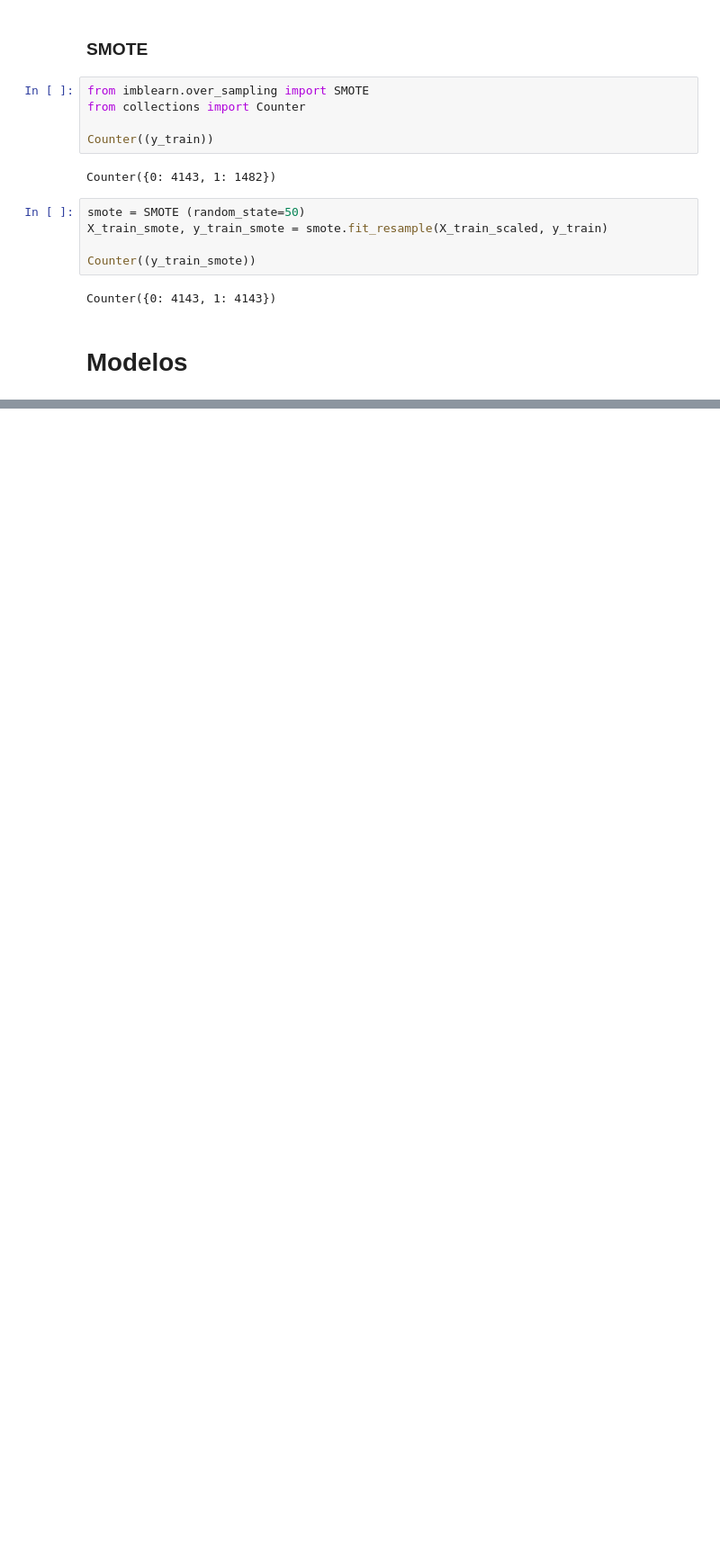
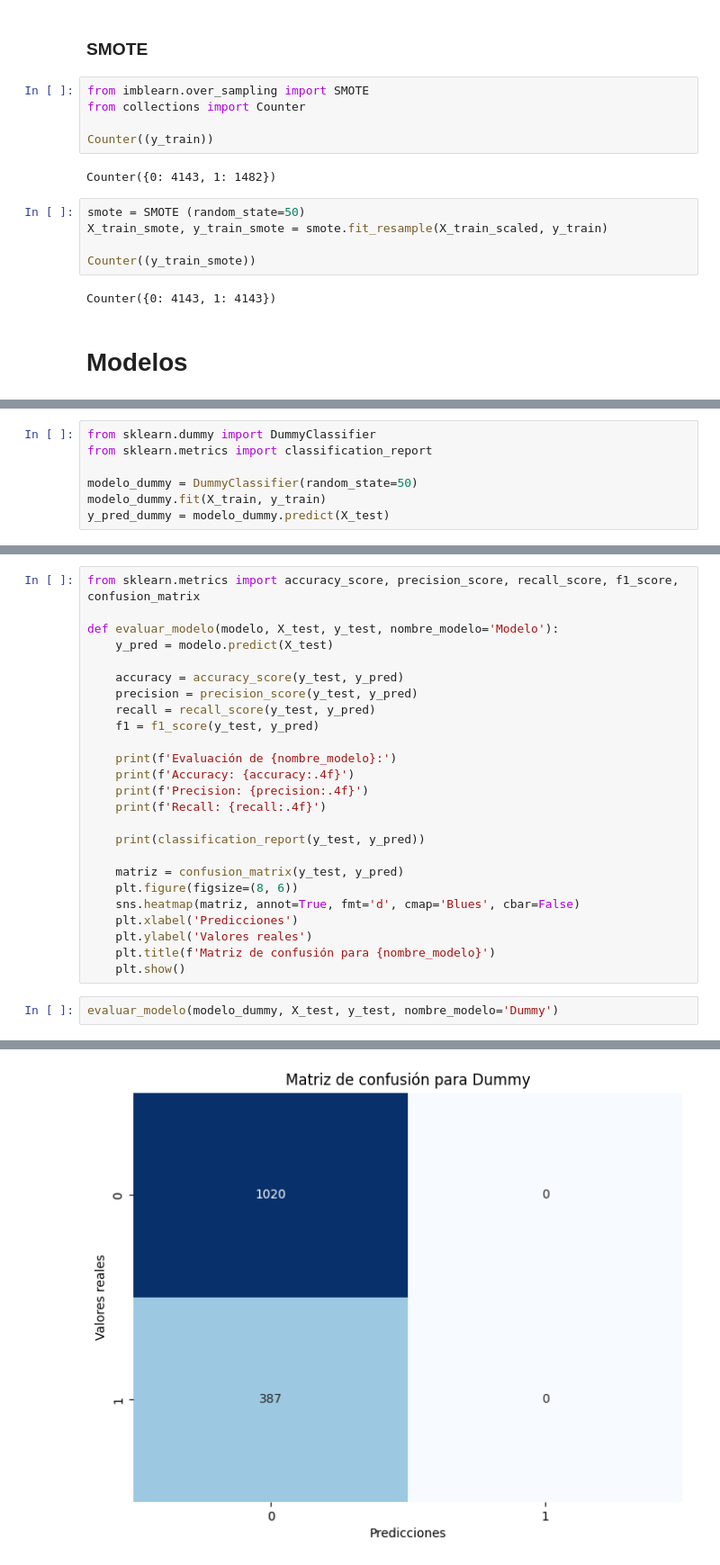
Before and after one commit to Alexsinator/Challenge_Alura_Store_Alex, a Jupyter notebook: TelecomX_LATAM_Parte_2.ipynb, the cells around one changed output, grey strips where cells are left out. Shown at 90% size. Cells and saved outputs as stored; diff of their text form; blank space fills up the shorter version.

Commit message:
Nuevos modelos y comparativa entre ellos

```diff
--- a/TelecomX_LATAM_Parte_2.ipynb
+++ b/TelecomX_LATAM_Parte_2.ipynb
@@ -542,0 +540,7 @@ from sklearn.tree import DecisionTreeClassifier
+# %%
+from sklearn.dummy import DummyClassifier
+from sklearn.metrics import classification_report
+
+modelo_dummy = DummyClassifier(random_state=50)
+modelo_dummy.fit(X_train, y_train)
+y_pred_dummy = modelo_dummy.predict(X_test)
@@ -582,0 +636,28 @@ weighted avg       0.53      0.72      0.61      1407
+# %%
+from sklearn.metrics import accuracy_score, precision_score, recall_score, f1_score, confusion_matrix
+
+def evaluar_modelo(modelo, X_test, y_test, nombre_modelo='Modelo'):
+    y_pred = modelo.predict(X_test)
+
+    accuracy = accuracy_score(y_test, y_pred)
+    precision = precision_score(y_test, y_pred)
+    recall = recall_score(y_test, y_pred)
+    f1 = f1_score(y_test, y_pred)
+
+    print(f'Evaluación de {nombre_modelo}:')
+    print(f'Accuracy: {accuracy:.4f}')
+    print(f'Precision: {precision:.4f}')
+    print(f'Recall: {recall:.4f}')
+
+    print(classification_report(y_test, y_pred))
+
+    matriz = confusion_matrix(y_test, y_pred)
+    plt.figure(figsize=(8, 6))
+    sns.heatmap(matriz, annot=True, fmt='d', cmap='Blues', cbar=False)
+    plt.xlabel('Predicciones')
+    plt.ylabel('Valores reales')
+    plt.title(f'Matriz de confusión para {nombre_modelo}')
+    plt.show()
+# %%
+evaluar_modelo(modelo_dummy, X_test, y_test, nombre_modelo='Dummy')
+# %% [output]
@@ -582,0 +676 @@ weighted avg       0.53      0.72      0.61      1407
+[figure, added]
```
Also changed, not shown: parts of 29 cells of this notebook.
